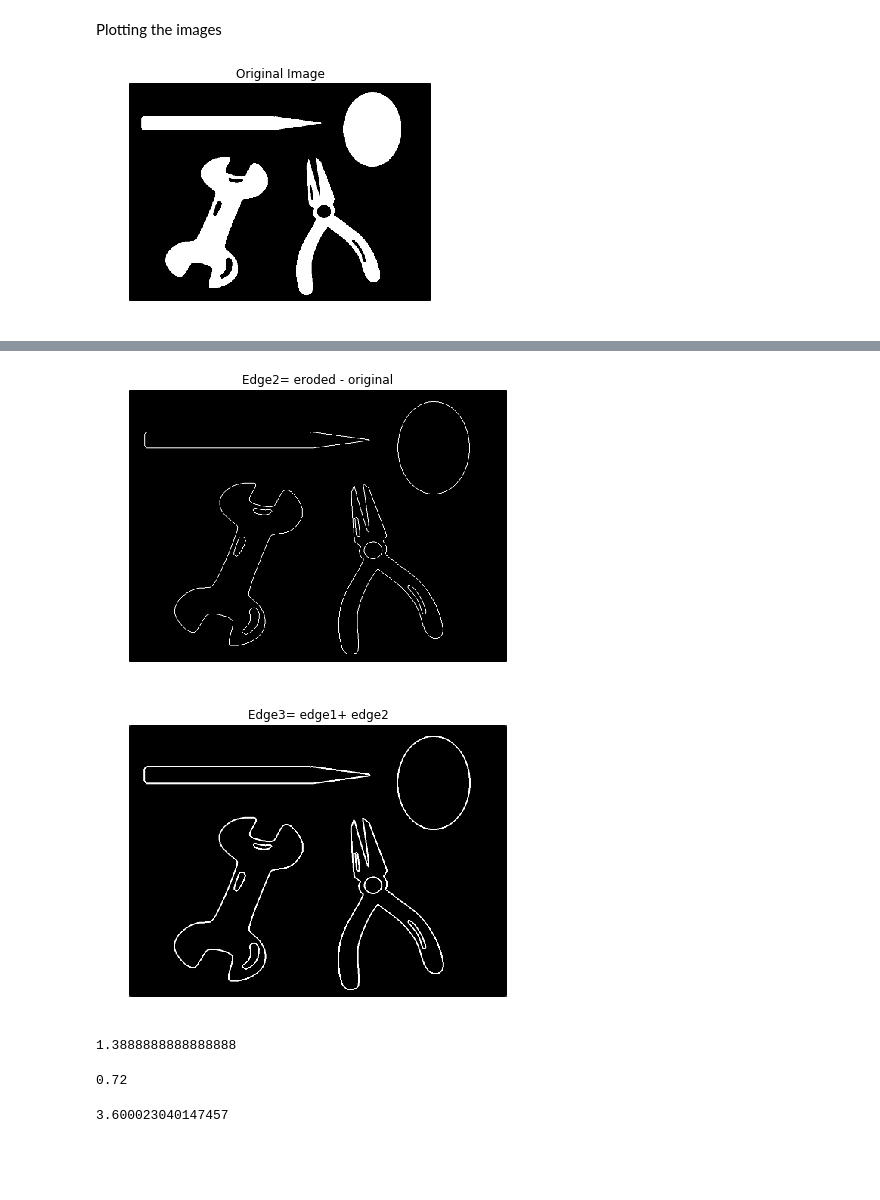
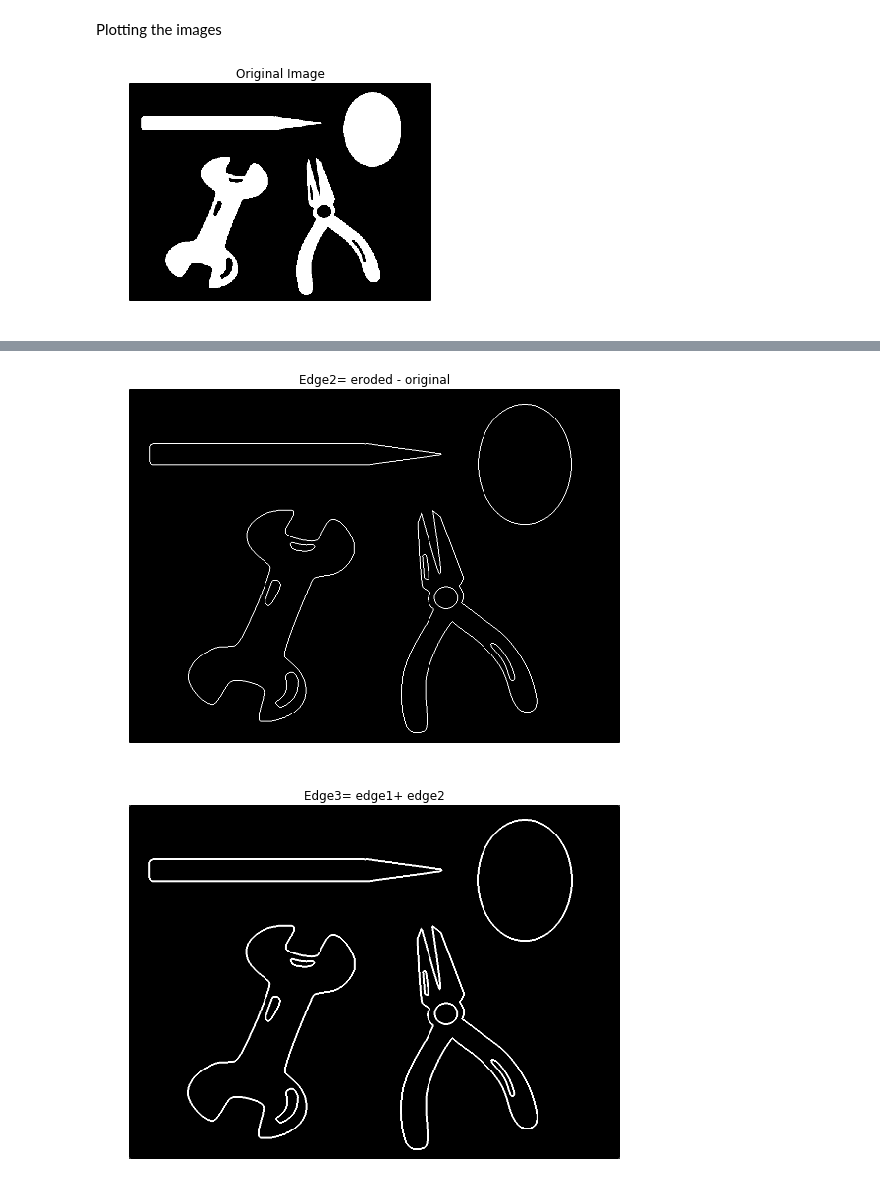
Before and after one commit to labsinaisprojetos/PDI, a Jupyter notebook: 7-Morphological_Image_Processing/7.6-Morphological_Edge_Detector/Morphological_Edge_Detector.ipynb, the cells around one changed output, grey strips where cells are left out. Drawn from its saved outputs; the diff is of its cells as text; code cells hidden in the pictures; blank space fills up the shorter version.

```diff
--- a/7-Morphological_Image_Processing/7.6-Morphological_Edge_Detector/Morphological_Edge_Detector.ipynb
+++ b/7-Morphological_Image_Processing/7.6-Morphological_Edge_Detector/Morphological_Edge_Detector.ipynb
@@ -45,17 +45,17 @@ plt.imshow(img)
 plt.title("Original Image")
 plt.axis('off')
 plt.show()
-plt.figure(figsize=(7,5))
+plt.figure(figsize=(9,6.5))
 plt.imshow(edge1)
 plt.title("Edge1= dilated - original")
 plt.axis('off')
 plt.show()
-plt.figure(figsize=(7,5))
+plt.figure(figsize=(9,6.5))
 plt.imshow(edge2)
 plt.title('Edge2= eroded - original')
 plt.axis('off')
 plt.show()
-plt.figure(figsize=(7,5))
+plt.figure(figsize=(9,6.5))
 plt.imshow(edge3)
 plt.title('Edge3= edge1+ edge2')
 plt.axis('off')
@@ -66,14 +66,2 @@ plt.show()
-[figure, old version]
+[figure, new version]
-[figure, old version]
+[figure, new version]
-# %%
-500/360
-# %% [output]
-1.3888888888888888
-# %%
-360/500
-# %% [output]
-0.72
-# %%
-5/1.38888
-# %% [output]
-3.600023040147457
```
Also changed, not shown: parts of 1 cell of this notebook, 6 other files.
